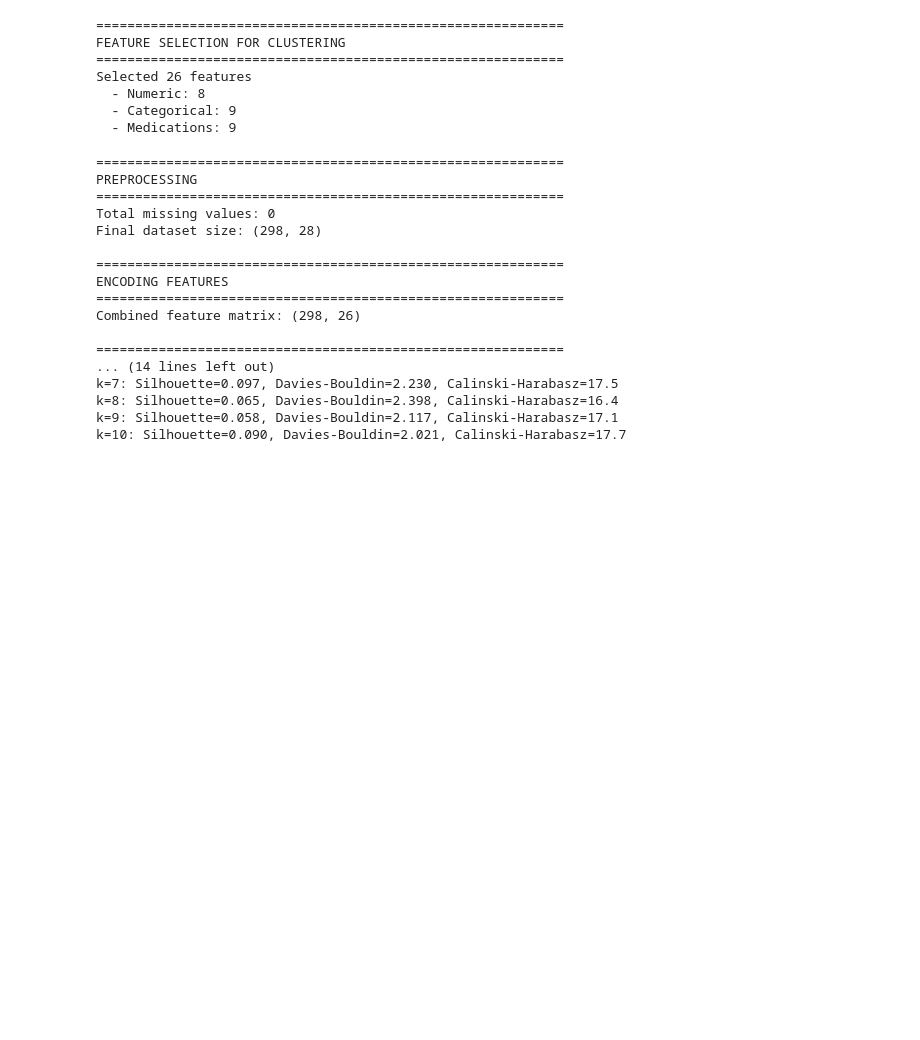
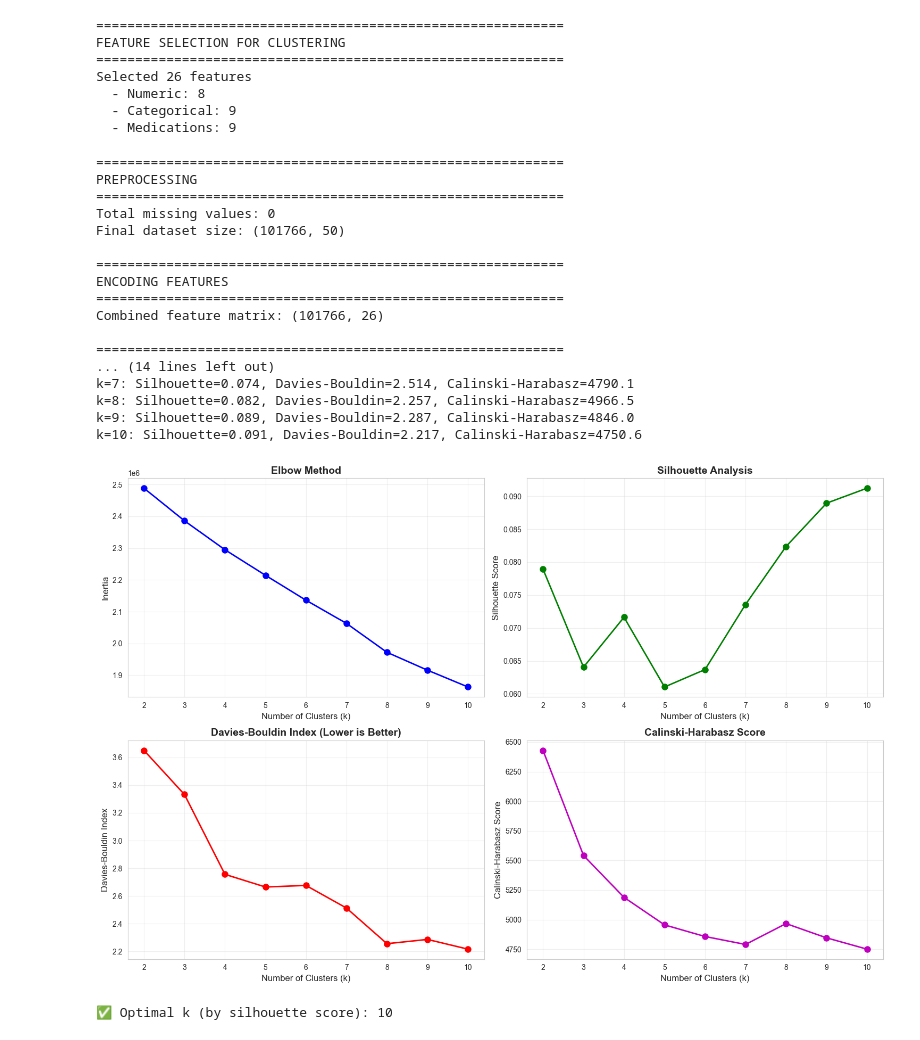
Before and after one commit to likhitha281/DiabetesHospitalReadmission, a Jupyter notebook: ClusteringAndDimensionalityReduction.ipynb, the cells around one changed output. Cells and saved outputs as stored; diff of their text form; code cells hidden in the pictures; blank space fills up the shorter version.

```diff
--- a/ClusteringAndDimensionalityReduction.ipynb
+++ b/ClusteringAndDimensionalityReduction.ipynb
@@ -133,16 +133,16 @@ print("Total missing values:", df.isnull().sum().sum())
 # CRITICAL FIX: Only drop rows with missing values in the SELECTED FEATURES
 # Don't drop based on columns we're not using (like medical_specialty, payer_code, etc.)
 features_to_check = numeric_features + categorical_features + medication_features
-df_cluster = df_cluster.dropna(subset=features_to_check)
+df = df.dropna(subset=features_to_check)
 
 #print(f"\nDropped {initial_rows - len(df_cluster)} rows with missing values in selected features")
-print(f"Final dataset size: {df_cluster.shape}")
+print(f"Final dataset size: {df.shape}")
 #print(f"Retention rate: {len(df_cluster)/initial_rows*100:.1f}%")
 
 # Separate features
-X_numeric = df_cluster[numeric_features].copy()
-X_categorical = df_cluster[categorical_features].copy()
-X_medications = df_cluster[medication_features].copy()
+X_numeric = df[numeric_features].copy()
+X_categorical = df[categorical_features].copy()
+X_medications = df[medication_features].copy()
 
 # =========================
 # 4. ENCODE CATEGORICAL FEATURES
@@ -230,39 +230,41 @@ axes[1, 0].plot(k_range, davies_bouldin_scores, 'ro-', linewidth=2, markersize=8
 axes[1, 0].set_xlabel('Number of Clusters (k)', fontsize=12)
 axes[1, 0].set_ylabel('Davies-Bouldin Index', fontsize=12)
 axes[1, 0].set_title('Davies-Bouldin Index (Lower is Better)', fontsize=14, fontweight='bold')
 axes[1, 0].grid(True, alpha=0.3)
 
 # Calinski-Harabasz score
 axes[1, 1].plot(k_range, calinski_scores, 'mo-', linewidth=2, markersize=8)
 axes[1, 1].set_xlabel('Number of Clusters (k)', fontsize=12)
 axes[1, 1].set_ylabel('Calinski-Harabasz Score', fontsize=12)
 axes[1, 1].set_title('Calinski-Harabasz Score', fontsize=14, fontweight='bold')
 axes[1, 1].grid(True, alpha=0.3)
 
 plt.tight_layout()
 plt.show()
 
 # Determine optimal k
 optimal_k = k_range[np.argmax(silhouette_scores)]
 print(f"\n✅ Optimal k (by silhouette score): {optimal_k}")
 # %% [output]
 ============================================================
 PREPROCESSING
 ============================================================
 Total missing values: 0
-Final dataset size: (298, 28)
+Final dataset size: (101766, 50)
 
 ============================================================
 ENCODING FEATURES
 ============================================================
-Combined feature matrix: (298, 26)
+Combined feature matrix: (101766, 26)
 
 ============================================================
 ... (14 lines left out)
-k=7: Silhouette=0.097, Davies-Bouldin=2.230, Calinski-Harabasz=17.5
-k=8: Silhouette=0.065, Davies-Bouldin=2.398, Calinski-Harabasz=16.4
-k=9: Silhouette=0.058, Davies-Bouldin=2.117, Calinski-Harabasz=17.1
-k=10: Silhouette=0.090, Davies-Bouldin=2.021, Calinski-Harabasz=17.7
+k=7: Silhouette=0.074, Davies-Bouldin=2.514, Calinski-Harabasz=4790.1
+k=8: Silhouette=0.082, Davies-Bouldin=2.257, Calinski-Harabasz=4966.5
+k=9: Silhouette=0.089, Davies-Bouldin=2.287, Calinski-Harabasz=4846.0
+k=10: Silhouette=0.091, Davies-Bouldin=2.217, Calinski-Harabasz=4750.6
+[figure, added]
+✅ Optimal k (by silhouette score): 10
 # %%
 # =========================
 # 7. APPLY K-MEANS CLUSTERING
```
Also changed, not shown: parts of 6 cells of this notebook, 1 other file.
